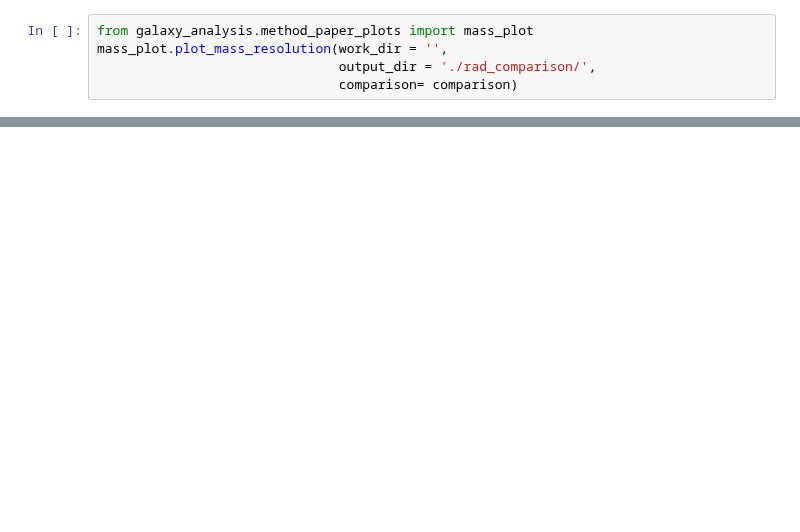
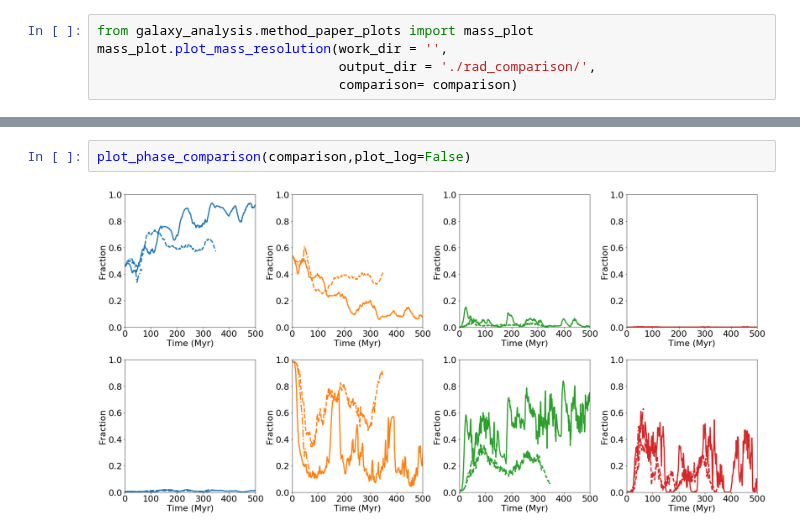
Before and after one commit to aemerick/galaxy_analysis, a Jupyter notebook: notebooks/radiation_comparison.ipynb, the cells around one changed output, grey strips where cells are left out. Cells and saved outputs as stored; diff of their text form; blank space fills up the shorter version.

```diff
--- a/notebooks/radiation_comparison.ipynb
+++ b/notebooks/radiation_comparison.ipynb
@@ -102,0 +151,4 @@ plot_phase_comparison(comparison)
+# %%
+plot_phase_comparison(comparison,plot_log=False)
+# %% [output]
+[figure, added]
```
Also changed, not shown: parts of 15 cells of this notebook.
